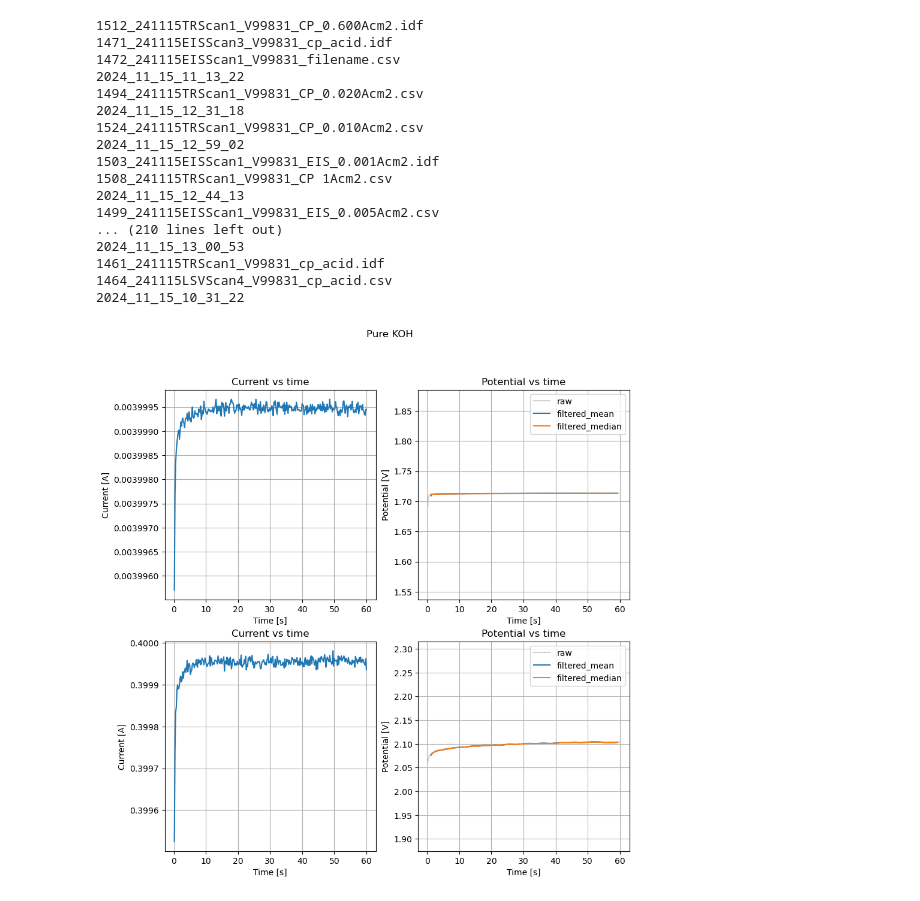
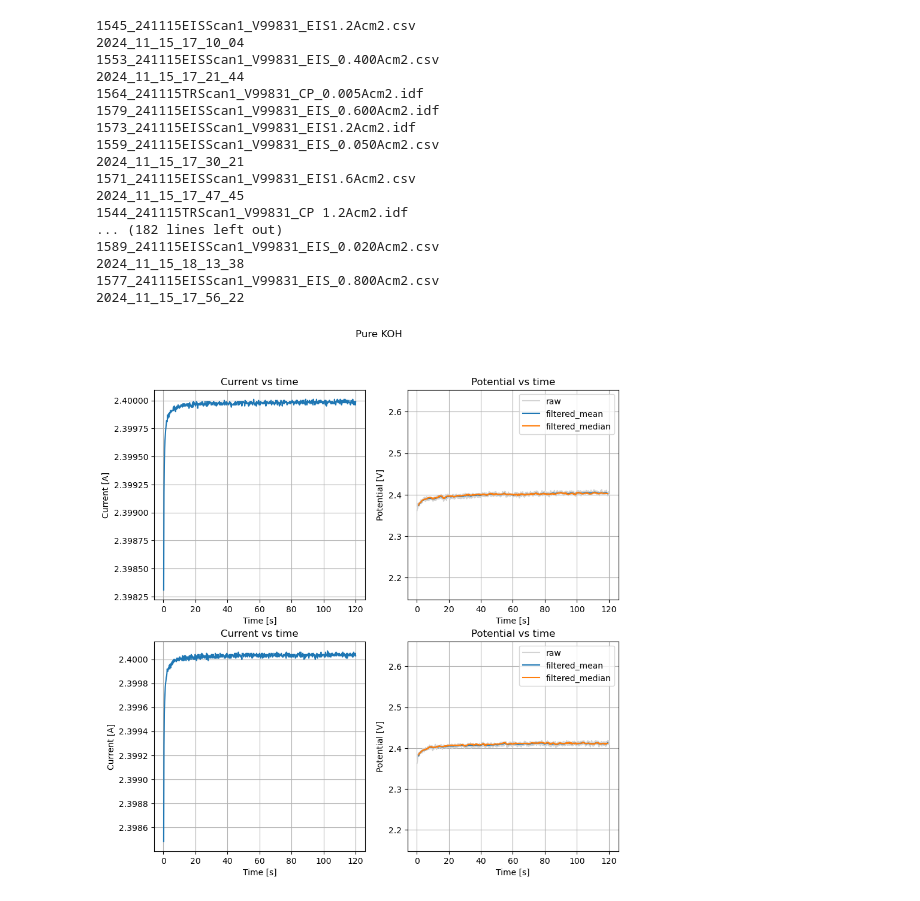
Before and after one commit to flexepticon/DBL_energy, a Jupyter notebook: Python scripts/File for graphs.ipynb, the cells around one changed output. Cells and saved outputs as stored; diff of their text form; code cells hidden in the pictures.

```diff
--- a/Python scripts/File for graphs.ipynb
+++ b/Python scripts/File for graphs.ipynb
@@ -1,51 +1,51 @@
 # %%
 from ProcessingClass import Measurement
 import matplotlib.pyplot as plt
 
-A = Measurement((2024, 11,15,11,0,0), (2024, 11, 15, 13,30,0), 'experiment1 6.5M KOH')
+A = Measurement((2024, 11,15, 16,0,0), (2024, 11, 15, 18,30,0), 'experiment 2 6.5M KOH 10mM LiOH')
 data = A.TRScans[:2]
 ws = 10
 
 
 fig, ax = plt.subplots(ncols = 2, nrows = len(data), figsize = (10, 5*len(data)))
 fig.suptitle('Pure KOH')
 for i in range(len(data)):
     data[i]['potential_filtered_mean'] = data[i]['potential'].rolling(window=ws, center=True).mean()
     data[i]['potential_filtered_median'] = data[i]['potential'].rolling(window=ws, center=True).median()
     ax[i, 0].set_title('Current vs time')
     ax[i, 0].plot(data[i]['time'], data[i]['current'])
     ax[i, 0].grid()
     ax[i, 0].set_xlabel('Time [s]')
     ax[i, 0].set_ylabel('Current [A]')
 
     ax[i, 1].set_title('Potential vs time')
     ax[i, 1].plot(data[i]['time'], data[i]['potential'], label = 'raw', color = 'lightgrey')
     ax[i, 1].plot(data[i]['time'], data[i]['potential_filtered_mean'], label = 'filtered_mean')
     ax[i, 1].plot(data[i]['time'], data[i]['potential_filtered_median'], label = 'filtered_median')
     ax[i, 1].grid()
     ax[i, 1].set_xlabel('Time [s]')
     ax[i, 1].set_ylabel('Potential [V]')
     ax[i, 1].legend()
     ax[i, 1].set_ylim(min(data[i]['potential'])/1.1, max(data[i]['potential'])*1.1)
 # %% [output]
-1512_241115TRScan1_V99831_CP_0.600Acm2.idf
-1471_241115EISScan3_V99831_cp_acid.idf
-1472_241115EISScan1_V99831_filename.csv
-2024_11_15_11_13_22
-1494_241115TRScan1_V99831_CP_0.020Acm2.csv
-2024_11_15_12_31_18
-1524_241115TRScan1_V99831_CP_0.010Acm2.csv
-2024_11_15_12_59_02
-1503_241115EISScan1_V99831_EIS_0.001Acm2.idf
-1508_241115TRScan1_V99831_CP 1Acm2.csv
-2024_11_15_12_44_13
-1499_241115EISScan1_V99831_EIS_0.005Acm2.csv
-... (210 lines left out)
-2024_11_15_13_00_53
-1461_241115TRScan1_V99831_cp_acid.idf
-1464_241115LSVScan4_V99831_cp_acid.csv
-2024_11_15_10_31_22
+1545_241115EISScan1_V99831_EIS1.2Acm2.csv
+2024_11_15_17_10_04
+1553_241115EISScan1_V99831_EIS_0.400Acm2.csv
+2024_11_15_17_21_44
+1564_241115TRScan1_V99831_CP_0.005Acm2.idf
+1579_241115EISScan1_V99831_EIS_0.600Acm2.idf
+1573_241115EISScan1_V99831_EIS1.2Acm2.idf
+1559_241115EISScan1_V99831_EIS_0.050Acm2.csv
+2024_11_15_17_30_21
+1571_241115EISScan1_V99831_EIS1.6Acm2.csv
+2024_11_15_17_47_45
+1544_241115TRScan1_V99831_CP 1.2Acm2.idf
+... (182 lines left out)
+1589_241115EISScan1_V99831_EIS_0.020Acm2.csv
+2024_11_15_18_13_38
+1577_241115EISScan1_V99831_EIS_0.800Acm2.csv
+2024_11_15_17_56_22
-[figure, old version]
+[figure, new version]
 # %%
 plt.scatter(A.js, A.vs, label = 'VAC')
 plt.grid()
```
Also changed, not shown: parts of 3 cells of this notebook, 1 other file.
